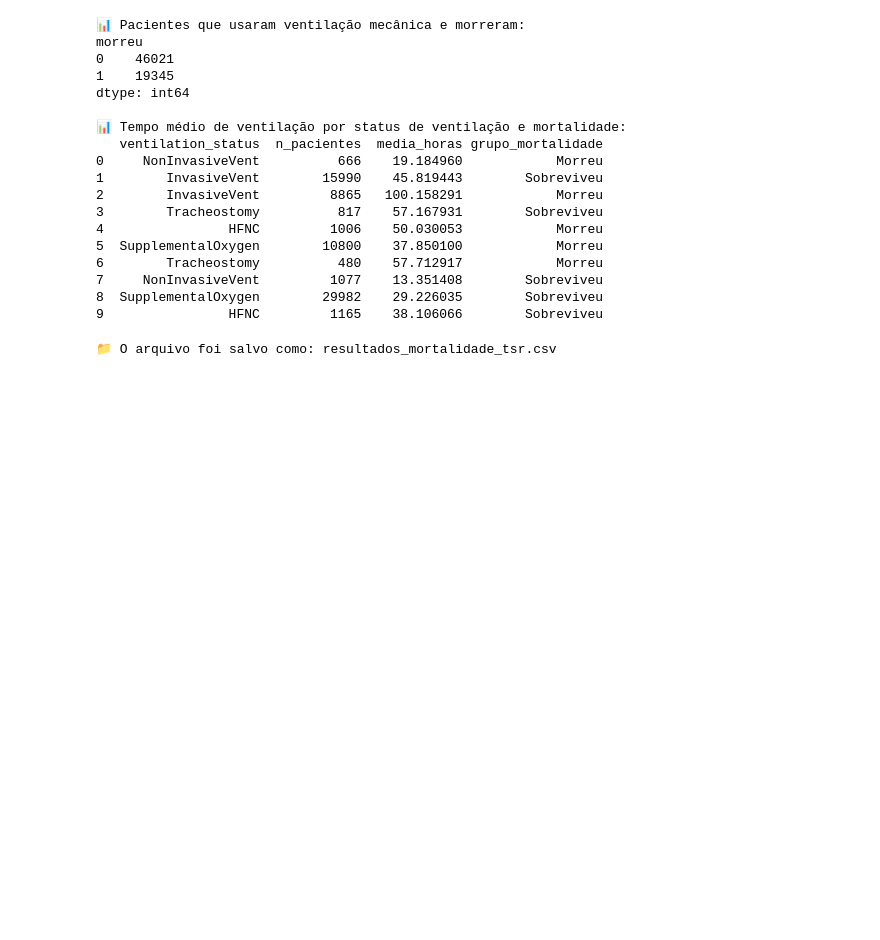
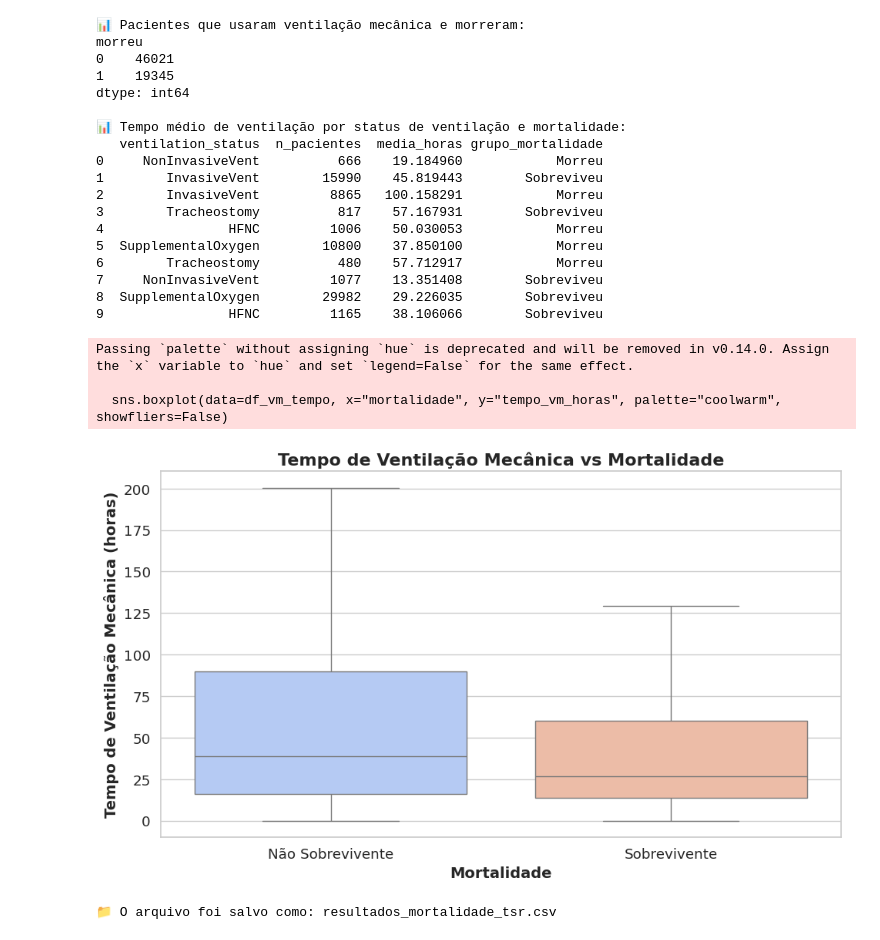
Before and after one commit to GabrielRolla/completa, a Jupyter notebook: dados.ipynb, the cells around one changed output. Cells and saved outputs as stored; diff of their text form; code cells hidden in the pictures; blank space fills up the shorter version.

```diff
--- a/dados.ipynb
+++ b/dados.ipynb
@@ -857,6 +857,57 @@ dtype: int64
 7     NonInvasiveVent         1077    13.351408        Sobreviveu
 8  SupplementalOxygen        29982    29.226035        Sobreviveu
 9                HFNC         1165    38.106066        Sobreviveu
+# %%
+# 📥 Consulta SQL para obter o tempo de ventilação mecânica e mortalidade
+query_vm_tempo = """
+WITH ventilacao_tempo AS (
+    SELECT
+        v.stay_id,
+        i.subject_id,
+        SUM(EXTRACT(EPOCH FROM (v.endtime - v.starttime)) / 3600) AS tempo_vm_horas
+    FROM mimiciv_derived.ventilation v
+    JOIN mimiciv_icu.icustays i ON v.stay_id = i.stay_id
+    GROUP BY v.stay_id, i.subject_id
+)
+SELECT
+    vt.subject_id,
+    vt.tempo_vm_horas,
+    CASE
+        WHEN pm.categoria = 'Sobrevivente (≥ 1 ano pós-alta)' THEN 'Sobrevivente'
+        ELSE 'Não Sobrevivente'
+    END AS mortalidade
+FROM ventilacao_tempo vt
+JOIN pacientes_mortos pm ON vt.subject_id = pm.subject_id;
+"""
+
+# Carregar os resultados da consulta SQL em um DataFrame
+df_vm_tempo = pd.read_sql(query_vm_tempo, conn)
+
+# Substituir valores NaN (caso algum paciente não tenha tempo de ventilação registrado)
+df_vm_tempo['tempo_vm_horas'] = df_vm_tempo['tempo_vm_horas'].fillna(0)
+
+# 📊 Criar o gráfico de boxplot
+plt.figure(figsize=(10, 6))
+sns.set(style="whitegrid", font_scale=1.2)
+
+# Gráfico de boxplot
+sns.boxplot(data=df_vm_tempo, x="mortalidade", y="tempo_vm_horas", palette="coolwarm", showfliers=False)
+
+# Título e rótulos
+plt.title("Tempo de Ventilação Mecânica vs Mortalidade", fontsize=16, fontweight='bold')
+plt.xlabel("Mortalidade", fontsize=14, fontweight='bold')
+plt.ylabel("Tempo de Ventilação Mecânica (horas)", fontsize=14, fontweight='bold')
+
+# Melhorar espaçamento
+plt.tight_layout()
+
+# Mostrar o gráfico
+plt.show()
+# %% [output]
+Passing `palette` without assigning `hue` is deprecated and will be removed in v0.14.0. Assign the `x` variable to `hue` and set `legend=False` for the same effect.
+
+  sns.boxplot(data=df_vm_tempo, x="mortalidade", y="tempo_vm_horas", palette="coolwarm", showfliers=False)
+[figure, added]
 # %%
 # Consultar e carregar os dados da query SQL ajustada para TSR e Mortalidade
 query_rrt_mortalidade = """
```
Also changed, not shown: parts of 2 cells of this notebook, 3 other files.
